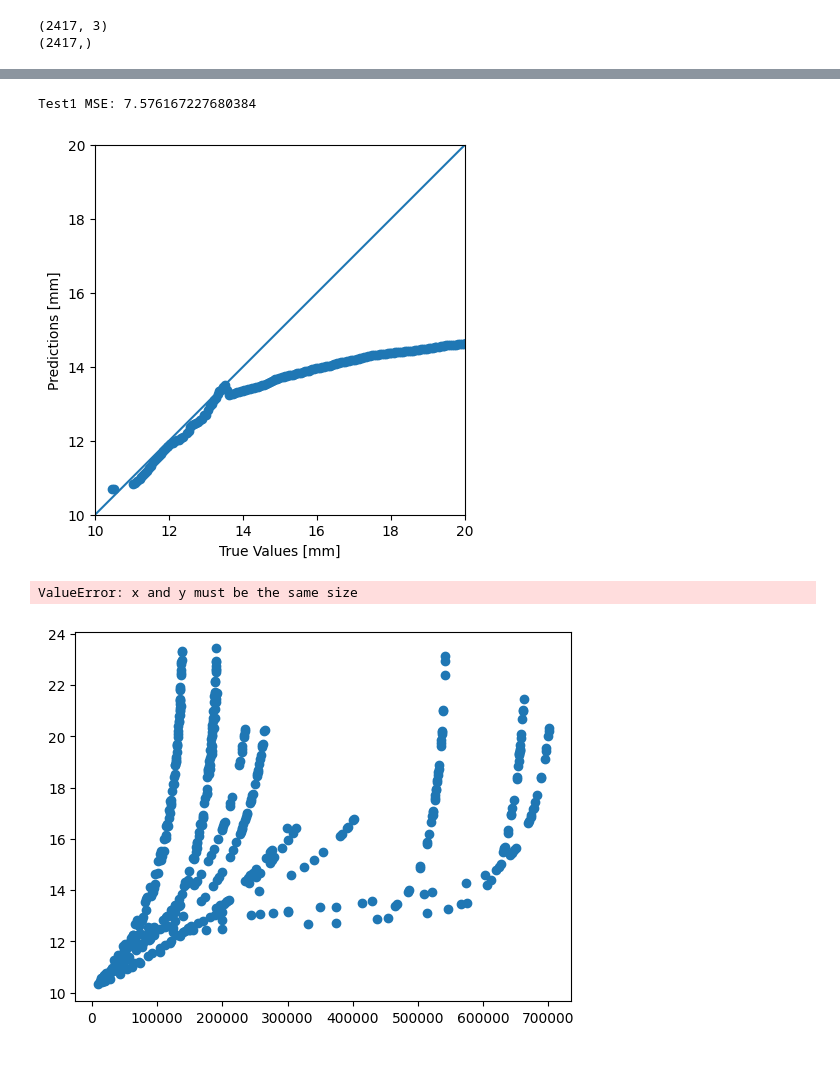
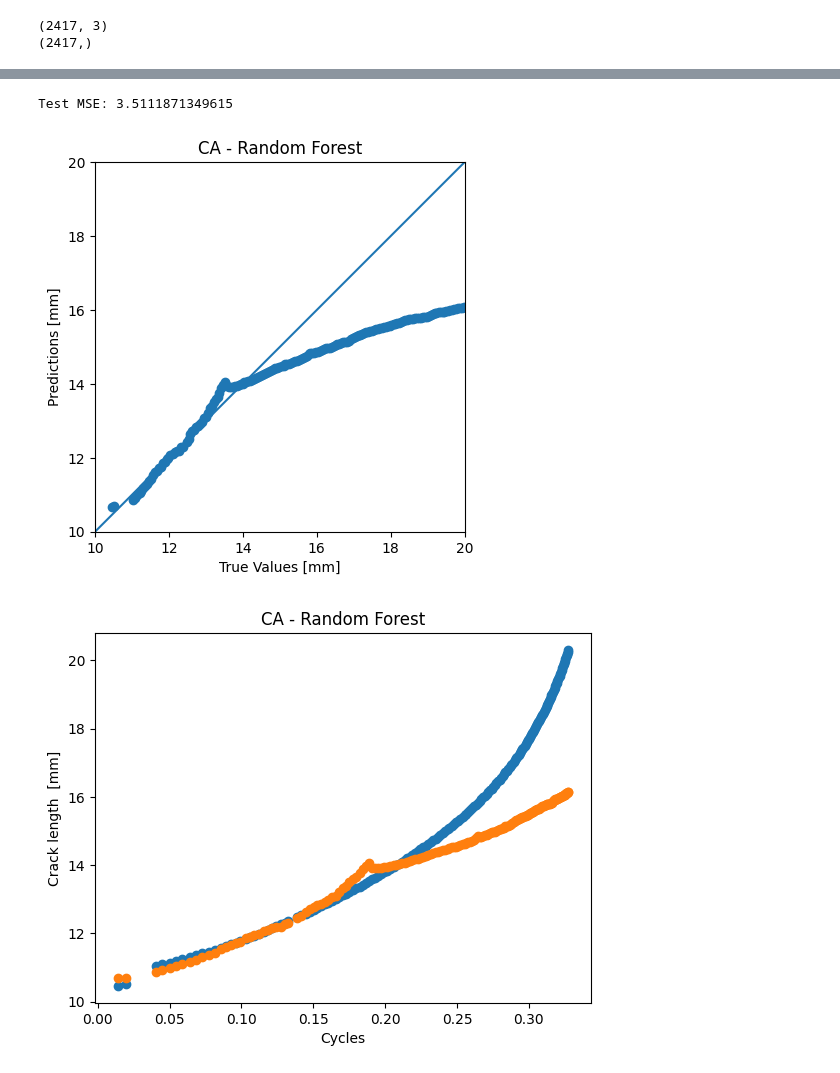
Before and after one commit to TNTU-124-System-analysis-research/qste340tm-modeling-of-fatigue-failure-after-single-overload, a Jupyter notebook: test.ipynb, the cells around one changed output, grey strips where cells are left out. Saved outputs shown, nothing was run; the diff lists cells and outputs as text; code cells hidden in the pictures.

Commit message:
Split train data for CA and ORL

```diff
--- a/test.ipynb
+++ b/test.ipynb
@@ -243,32 +274,35 @@ test_data2 = test_data2.sample(frac=1, random_state=42)
 # %%
-# Define the random forest model
+# Predict crack length vs. the number of cycles for CA using Random Forest
 
 # Train the model
-regressor = RandomForestRegressor(n_estimators=600, min_samples_split=10, min_samples_leaf=1, max_features='sqrt',
+model1 = RandomForestRegressor(n_estimators=600, min_samples_split=10, min_samples_leaf=1, max_features='sqrt',
                                   max_depth=110, bootstrap=True)
 
-regressor.fit(X_train_scaled, y_train)
+model1.fit(X_train_scaled1, y_train1)
 
-# Predict and evaluate performance on test_data1
-y_pred = regressor.predict(X_test1_scaled)
+# Predict and evaluate performance on test data
+y_pred = model1.predict(X_test1_scaled)
 mse1 = mean_squared_error(y_test1, y_pred)
-print(f'Test1 MSE: {mse1}')
+print(f'Test MSE: {mse1}')
 
 a = plt.axes(aspect='equal')
 plt.scatter(y_test1, y_pred)
 plt.xlabel('True Values [mm]')
 plt.ylabel('Predictions [mm]')
 lims = [10, 20]
 plt.xlim(lims)
 plt.ylim(lims)
 _ = plt.plot(lims, lims)
+plt.title('CA - Random Forest')
 plt.show()
 
-# plt.scatter(X_test[:,0], y_test)
-# plt.scatter(X_test[:,0], y_pred)
-# plt.show()
+plt.scatter(X_test1_scaled[:,0], y_test1)
+plt.scatter(X_test1_scaled[:,0], y_pred)
+plt.ylabel('Crack length  [mm]')
+plt.xlabel("Cycles")
+plt.title('CA - Random Forest')
+plt.show()
 # %% [output]
-Test1 MSE: 7.576167227680384
+Test MSE: 3.5111871349615
-[figure, old version]
+[figure, new version]
-ValueError: x and y must be the same size
-[figure, old version]
+[figure, new version]
```
Also changed, not shown: parts of 7 cells of this notebook.
